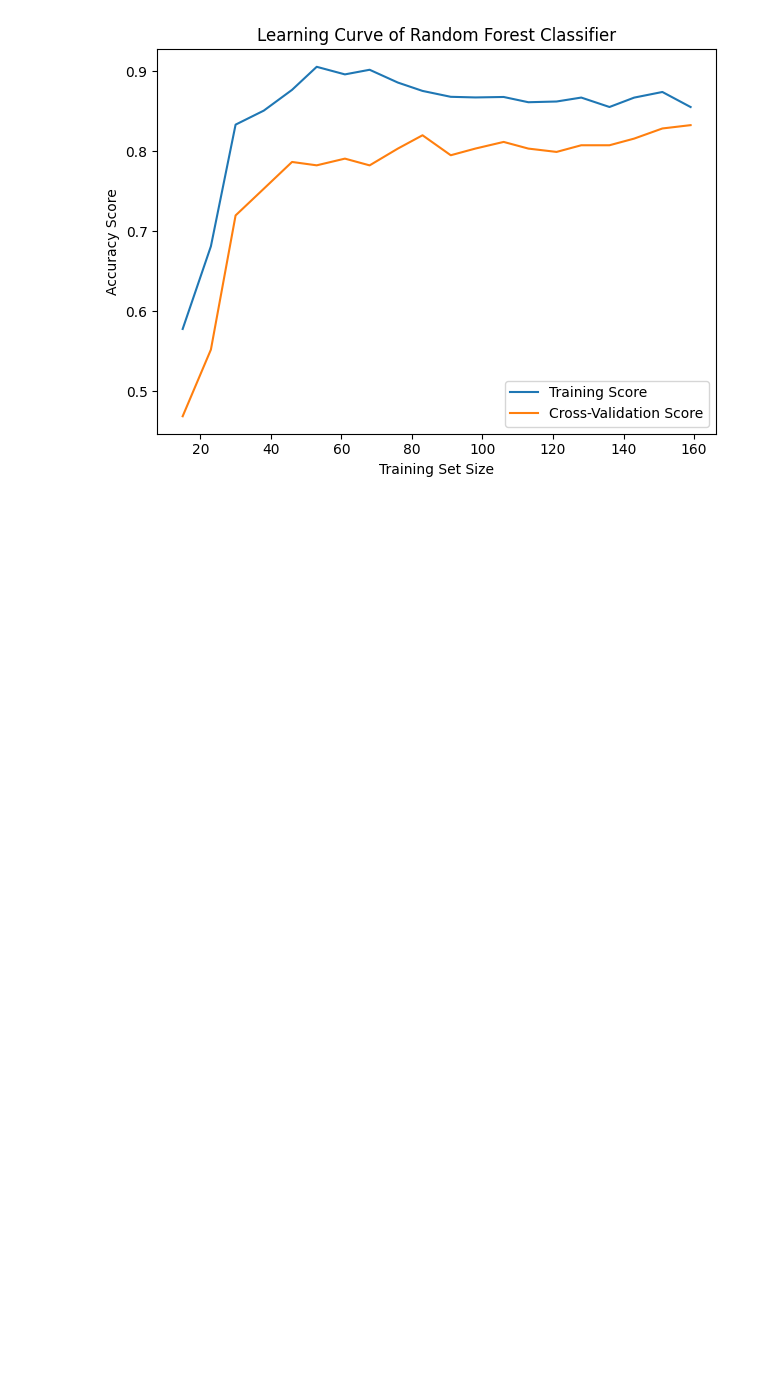
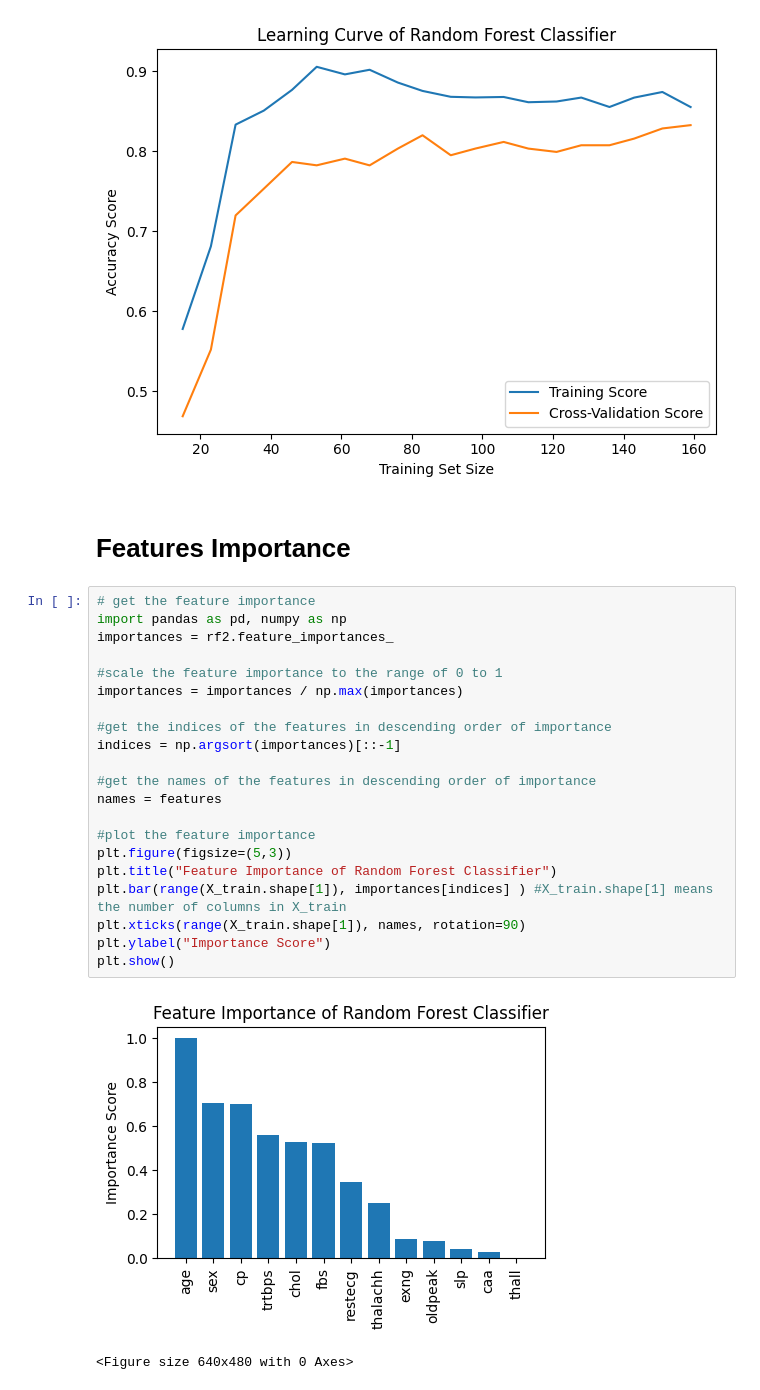
Before and after one commit to kruthi-sb/Cardiac_Events_ML, a Jupyter notebook: ML/RF.ipynb, the cells around one changed output. Drawn from its saved outputs; the diff is of its cells as text; blank space fills up the shorter version.

Commit message:
generated feature importance for RF and saved

```diff
--- a/ML/RF.ipynb
+++ b/ML/RF.ipynb
@@ -293,3 +293,29 @@ plt.tight_layout()
 plt.show()
 # %% [output]
 [figure]
+# %% [markdown]
+# Features Importance
+# %%
+# get the feature importance
+import pandas as pd, numpy as np
+importances = rf2.feature_importances_
+
+#scale the feature importance to the range of 0 to 1
+importances = importances / np.max(importances)
+
+#get the indices of the features in descending order of importance
+indices = np.argsort(importances)[::-1]
+
+#get the names of the features in descending order of importance
+names = features
+
+#plot the feature importance
+plt.figure(figsize=(5,3))
+plt.title("Feature Importance of Random Forest Classifier")
+plt.bar(range(X_train.shape[1]), importances[indices] ) #X_train.shape[1] means the number of columns in X_train
+plt.xticks(range(X_train.shape[1]), names, rotation=90)
+plt.ylabel("Importance Score")
+plt.show()
+# %% [output]
+[figure, added]
+<Figure size 640x480 with 0 Axes>
```
Also changed, not shown: 1 other file.
